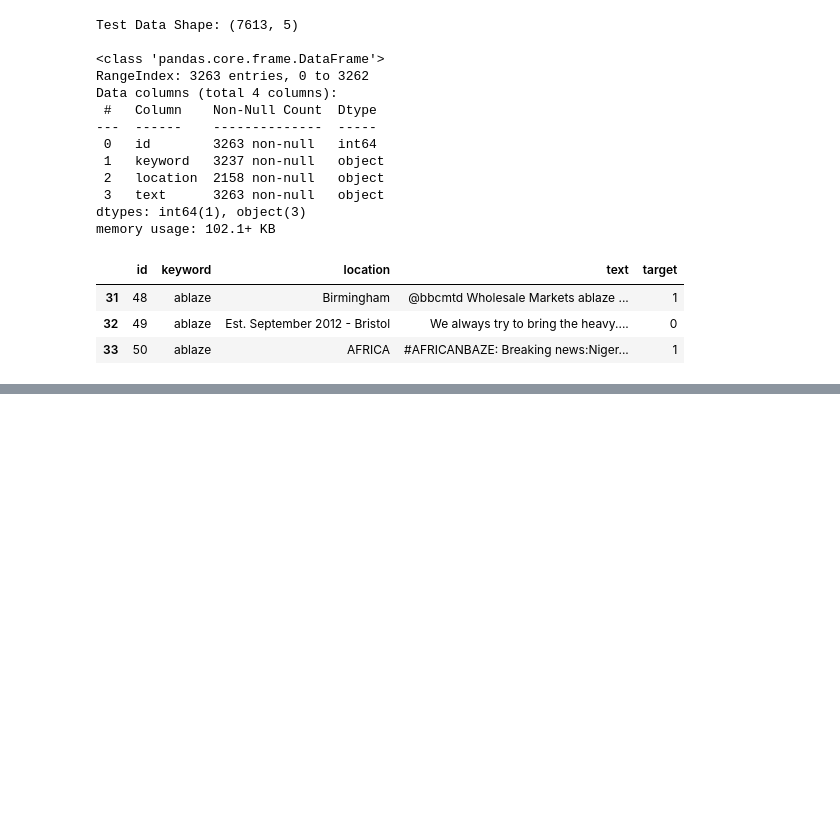
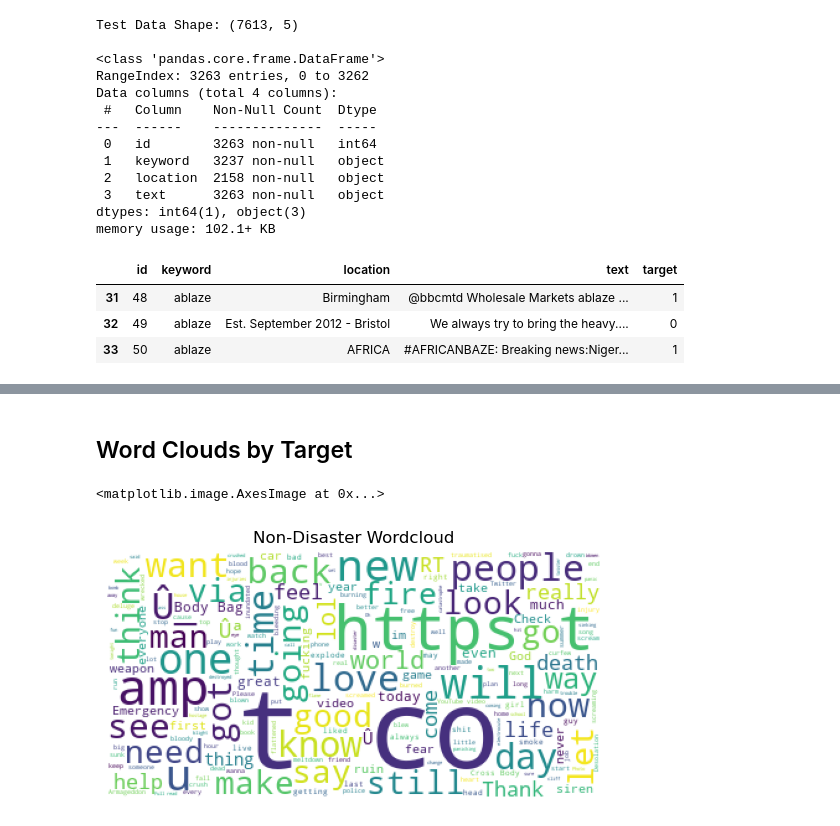
Before and after one commit to 20mattk/Kaggle-Disaster-Tweets-Competition, a Jupyter notebook: Disaster Tweets.ipynb, the cells around one changed output, grey strips where cells are left out. Saved outputs shown, nothing was run; the diff lists cells and outputs as text; code cells hidden in the pictures; blank space fills up the shorter version.

```diff
--- a/Disaster Tweets.ipynb
+++ b/Disaster Tweets.ipynb
@@ -60,0 +88,13 @@ test_df.dropna().head(3)
+# %% [markdown]
+## Word Clouds by Target
+# %%
+text = ' '.join(
+    test_df[test_df['target'] == 0]['text'].dropna().astype(str)
+)
+
+plt.axis('off')
+plt.title('Non-Disaster Wordcloud')
+plt.imshow(WordCloud(background_color='white').generate(text))
+# %% [output]
+<matplotlib.image.AxesImage at 0x...>
+[figure, added]
```
Also changed, not shown: parts of 8 cells of this notebook.
